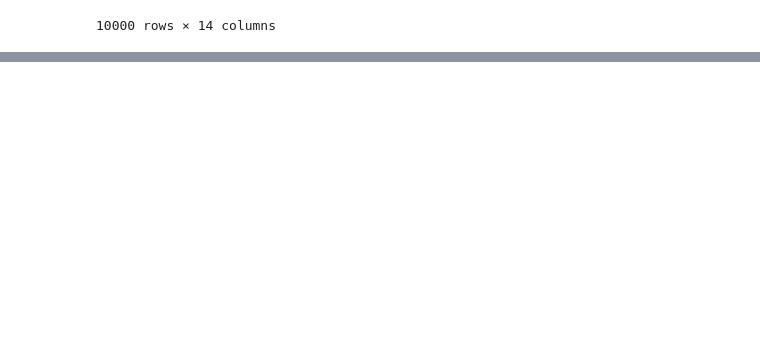
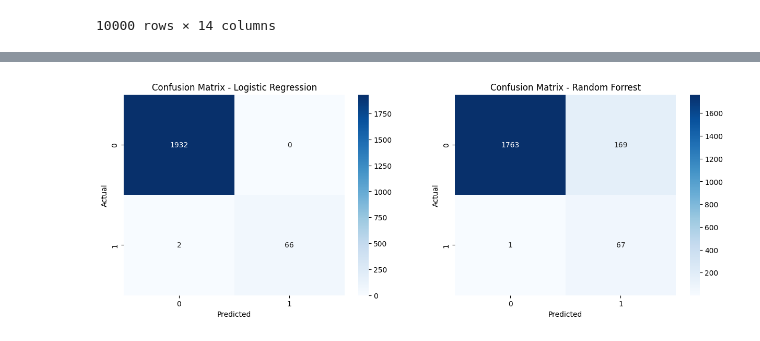
Before and after one commit to ViktorJungz/Applied-Machine-Learning-Exam, a Jupyter notebook: Main.ipynb, the cells around one changed output, grey strips where cells are left out. Saved outputs shown, nothing was run; the diff lists cells and outputs as text; code cells hidden in the pictures; blank space fills up the shorter version.

```diff
--- a/Main.ipynb
+++ b/Main.ipynb
@@ -46,0 +116,11 @@ df
+# %%
+###################################
+##         TRAIN RF MODEL        ##
+###################################
+
+# 1. Create a random forrest model
+rf = RandomForestClassifier(n_estimators=100, random_state=42)
+rf.fit(x_train_scaled, y_train)
+
+# 2. Make predictions
+rf_y_pred_test = rf.predict(x_test_scaled)
@@ -46,0 +183,29 @@ df
+# %%
+#####################################
+##         FINE-TUNE MODELS        ##
+#####################################
+
+threshold = 0.01  # Adjust threshold here
+lr_y_prob_test = lr.predict_proba(x_test_scaled)[:, 1]
+lr_y_pred_test = (lr_y_prob_test >= threshold).astype(int)
+
+rf_y_prob_test = rf.predict_proba(x_test_scaled)[:, 1]
+rf_y_pred_test = (rf_y_prob_test >= threshold).astype(int)
+
+lr_cm = confusion_matrix(y_test, lr_y_pred_test)
+rf_cm = confusion_matrix(y_test, rf_y_pred_test)
+
+plt.figure(figsize=(15, 5))
+plt.subplot(1,2,1)
+sns.heatmap(lr_cm, annot=True, fmt='d', cmap='Blues')
+plt.title('Confusion Matrix - Logistic Regression')
+plt.ylabel('Actual')
+plt.xlabel('Predicted')
+plt.subplot(1,2,2)
+sns.heatmap(rf_cm, annot=True, fmt='d', cmap='Blues')
+plt.title('Confusion Matrix - Random Forrest')
+plt.ylabel('Actual')
+plt.xlabel('Predicted')
+plt.show()
+# %% [output]
+[figure, added]
```
Also changed, not shown: parts of 10 cells of this notebook.
